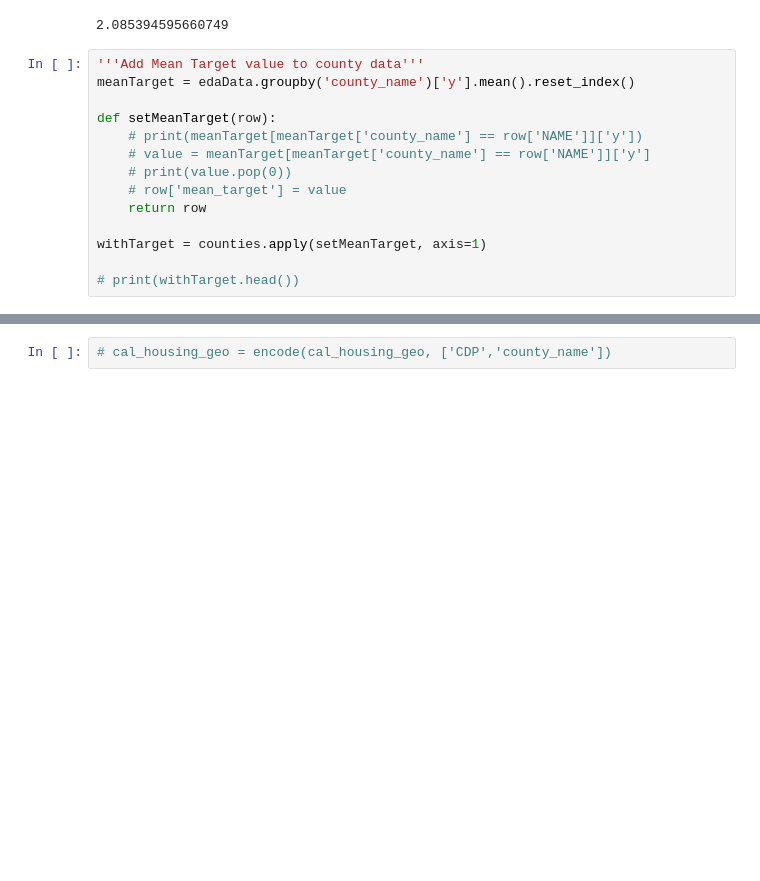
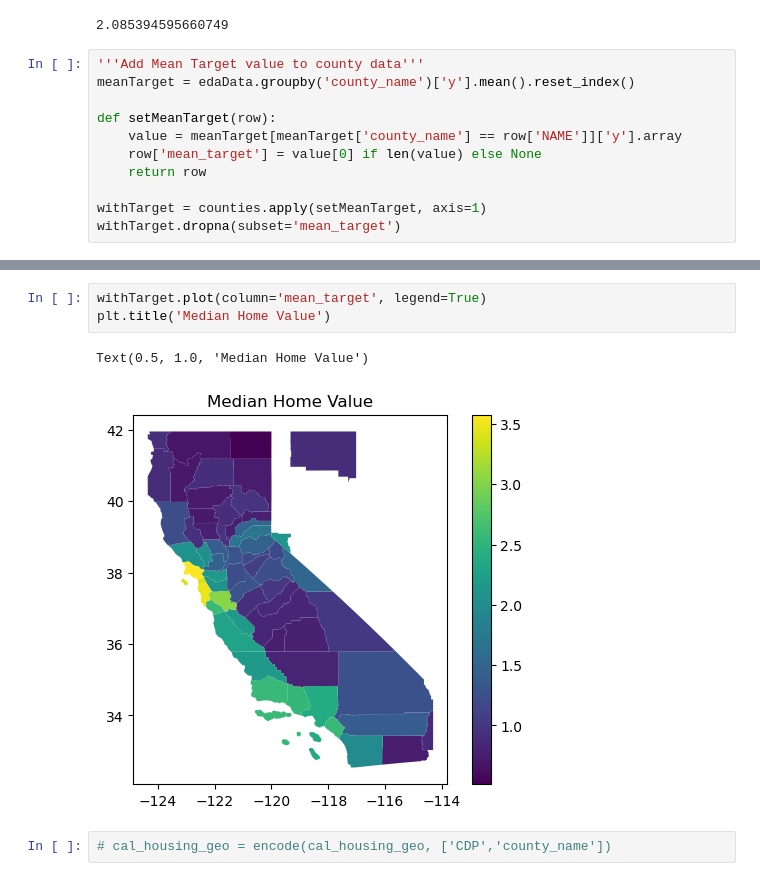
Before and after one commit to maddog19527/CS660_Project_3, a Jupyter notebook: coastline_calc.ipynb, the cells around one changed output, grey strips where cells are left out. Drawn from its saved outputs; the diff is of its cells as text; blank space fills up the shorter version.

Commit message:
feat: adds visualization for median home value by county

```diff
--- a/coastline_calc.ipynb
+++ b/coastline_calc.ipynb
@@ -119,12 +119,9 @@ print(meanTarget[meanTarget['county_name'] == 'Alameda']['y'][0])
 meanTarget = edaData.groupby('county_name')['y'].mean().reset_index()
 
 def setMeanTarget(row):
-    # print(meanTarget[meanTarget['county_name'] == row['NAME']]['y'])
-    # value = meanTarget[meanTarget['county_name'] == row['NAME']]['y']
-    # print(value.pop(0))
-    # row['mean_target'] = value
+    value = meanTarget[meanTarget['county_name'] == row['NAME']]['y'].array
+    row['mean_target'] = value[0] if len(value) else None
     return row
 
 withTarget = counties.apply(setMeanTarget, axis=1)
-
-# print(withTarget.head())
+withTarget.dropna(subset='mean_target')
@@ -131,3 +142,9 @@ withTarget = counties.apply(setMeanTarget, axis=1)
+# %%
+withTarget.plot(column='mean_target', legend=True)
+plt.title('Median Home Value')
+# %% [output]
+Text(0.5, 1.0, 'Median Home Value')
+[figure, added]
 # %%
 # cal_housing_geo = encode(cal_housing_geo, ['CDP','county_name'])
 # %%
```
Also changed, not shown: parts of 1 cell of this notebook.
